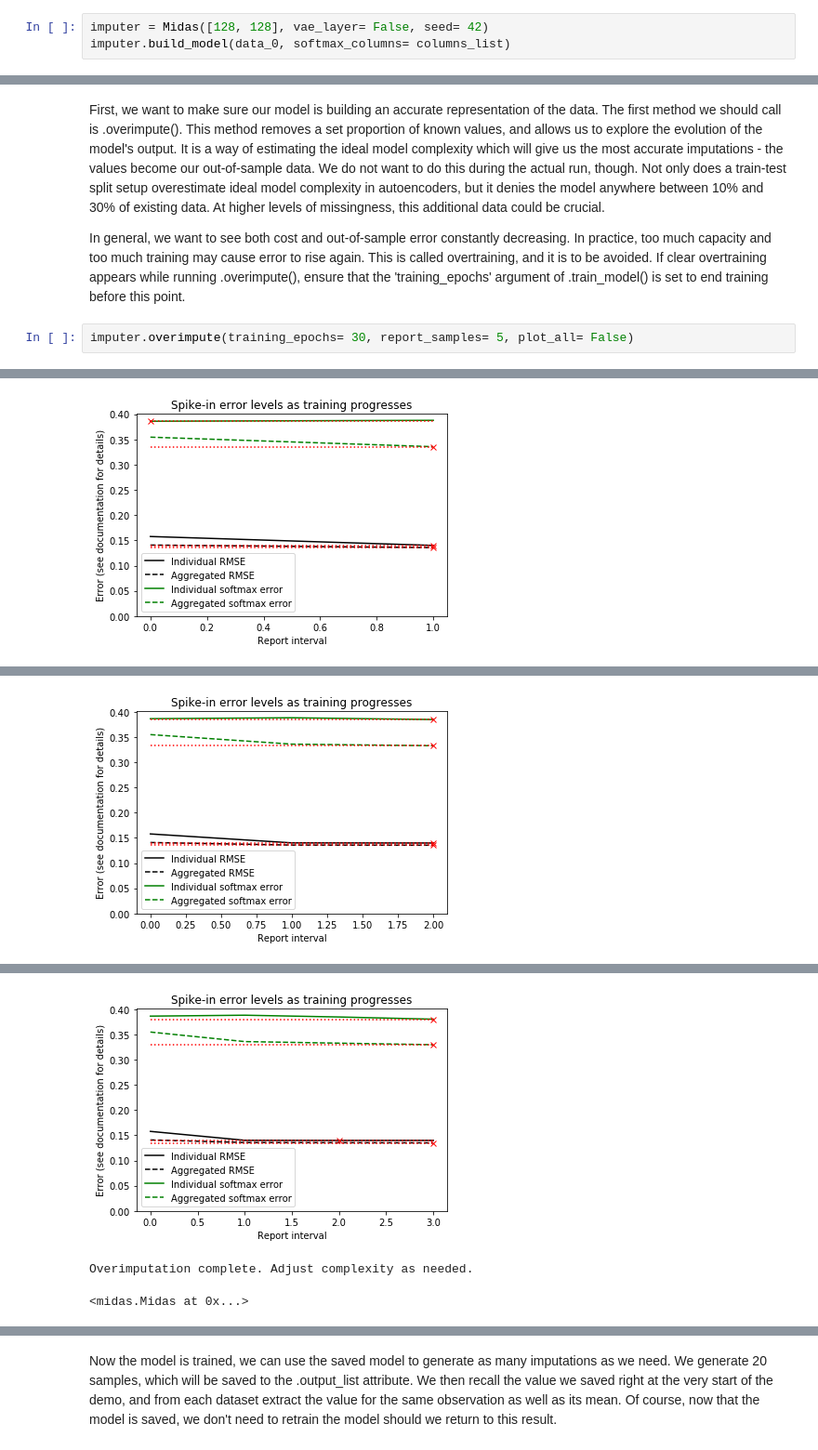
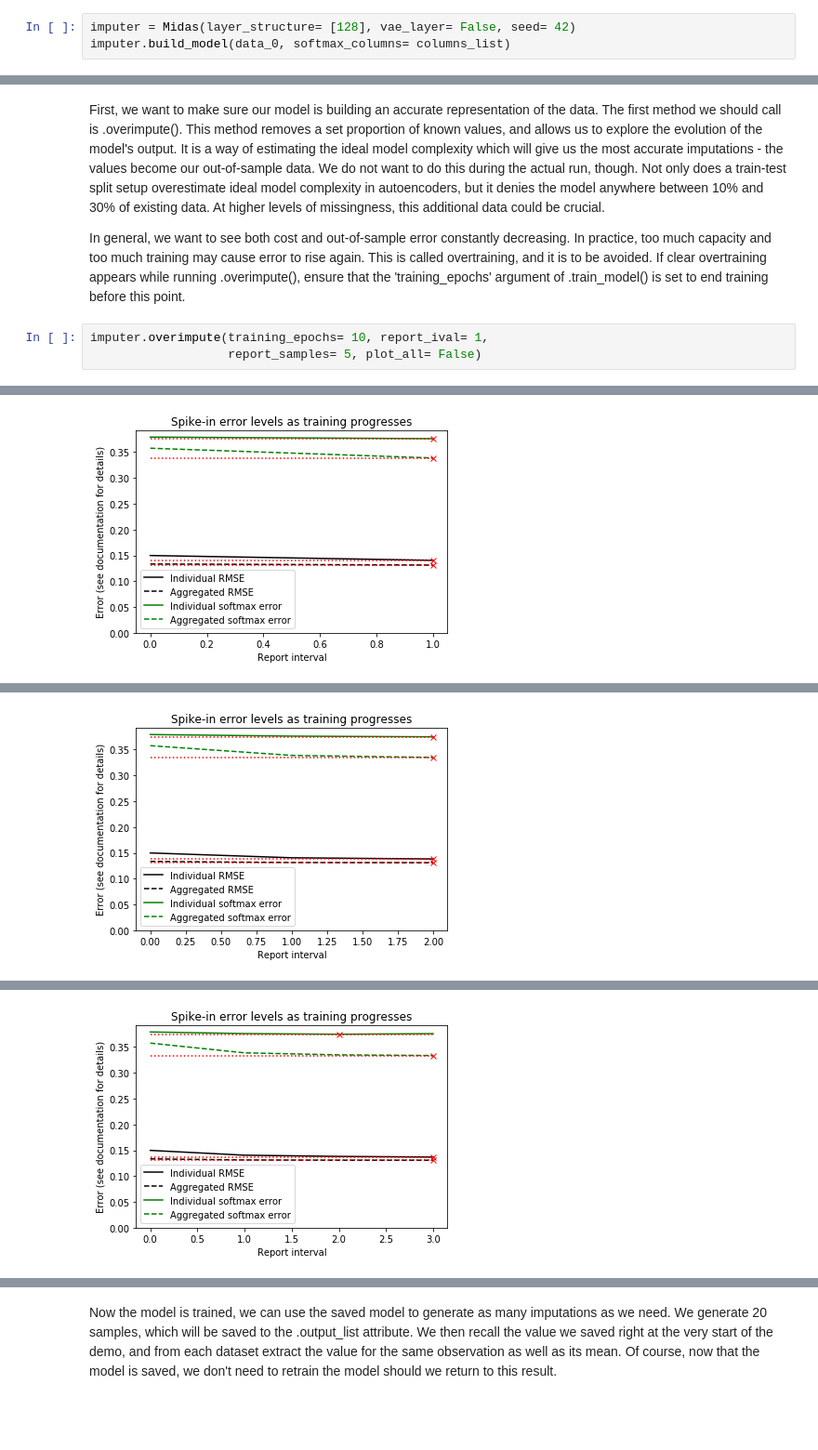
Before and after one commit to MIDASverse/MIDASpy, a Jupyter notebook: midas_demo.ipynb, the cells around one changed output, grey strips where cells are left out. Shown at 93% size. Cells and saved outputs as stored; diff of their text form; blank space fills up the shorter version.

```diff
--- a/midas_demo.ipynb
+++ b/midas_demo.ipynb
@@ -91,5 +91,5 @@ In general, bigger models are better. The 'magic' of stochastic regularisation m
 # %%
-imputer = Midas([128, 128], vae_layer= False, seed= 42)
+imputer = Midas(layer_structure= [128], vae_layer= False, seed= 42)
 imputer.build_model(data_0, softmax_columns= columns_list)
 # %% [output]
 Size index: [6, 8, 16, 7, 14, 6, 5, 2, 41]
@@ -106,7 +106,8 @@ First, we want to make sure our model is building an accurate representation of
 
 In general, we want to see both cost and out-of-sample error constantly decreasing. In practice, too much capacity and too much training may cause error to rise again. This is called overtraining, and it is to be avoided. If clear overtraining appears while running .overimpute(), ensure that the 'training_epochs' argument of .train_model() is set to end training before this point.
 # %%
-imputer.overimpute(training_epochs= 30, report_samples= 5, plot_all= False)
+imputer.overimpute(training_epochs= 10, report_ival= 1,
+                   report_samples= 5, plot_all= False)
 # %% [output]
 Model initialised
 
@@ -133 +125 @@ Aggregated error on softmax spike-in: 0.335651697658
-[figure, old version]
+[figure, new version]
@@ -148 +131 @@ Aggregated error on softmax spike-in: 0.332518371441
-[figure, old version]
+[figure, new version]
@@ -163,4 +137,2 @@ Aggregated error on softmax spike-in: 0.329462678417
-[figure, old version]
+[figure, new version]
-Overimputation complete. Adjust complexity as needed.
-<midas.Midas at 0x...>
 # %% [markdown]
```
Also changed, not shown: parts of 6 cells of this notebook.
